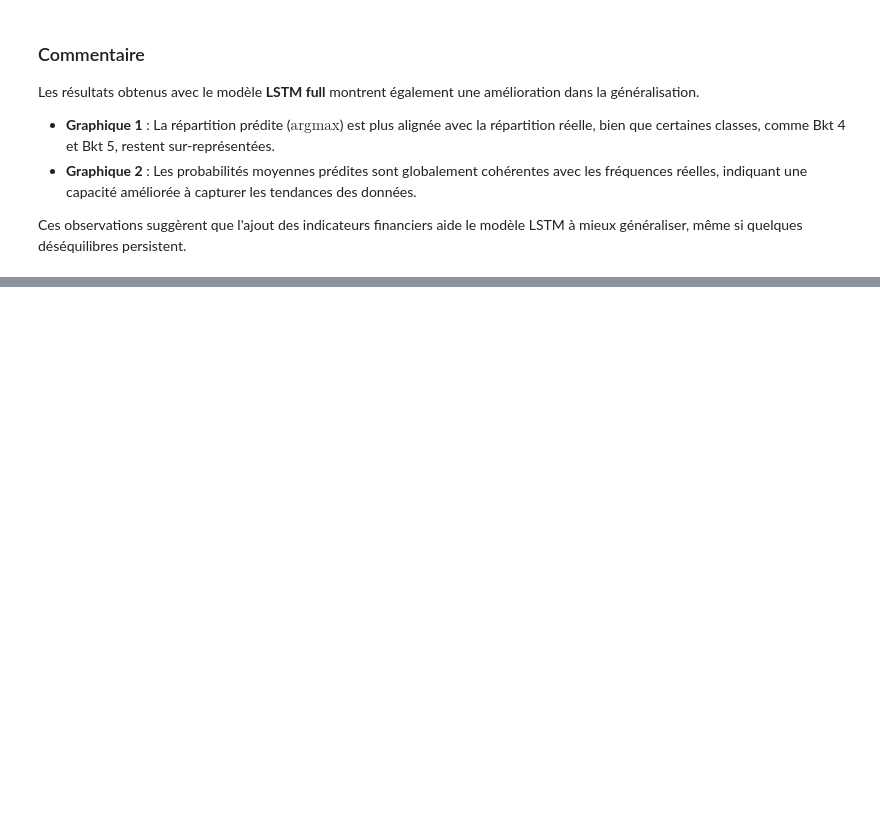
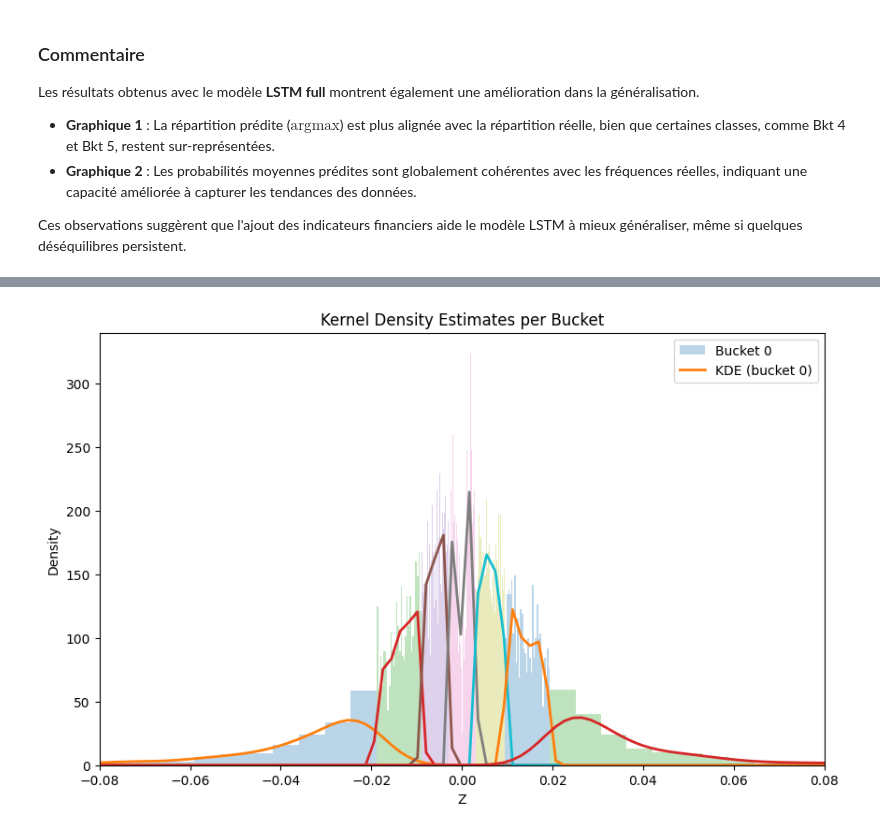
Before and after one commit to ugom2002/projet_DL, a Jupyter notebook: Projet_DL.ipynb, the cells around one changed output, grey strips where cells are left out. Saved outputs shown, nothing was run; the diff lists cells and outputs as text; code cells hidden in the pictures; blank space fills up the shorter version.

```diff
--- a/Projet_DL.ipynb
+++ b/Projet_DL.ipynb
@@ -1718,3 +1723,15 @@ Les résultats obtenus avec le modèle **LSTM full** montrent également une am
 - **Graphique 2** : Les probabilités moyennes prédites sont globalement cohérentes avec les fréquences réelles, indiquant une capacité améliorée à capturer les tendances des données.
 
 Ces observations suggèrent que l'ajout des indicateurs financiers aide le modèle LSTM à mieux généraliser, même si quelques déséquilibres persistent.
+# %%
+
+bucket_kdes = {}
+
+for b in sorted(df_seq['FutureReturn_bucket'].unique()):
+    subset = df_seq.loc[df_seq['FutureReturn_bucket'] == b, 'FutureReturn']
+
+    # Fit KDE
+    kde = gaussian_kde(subset)
+    bucket_kdes[b] = kde
+
+    print(f"Bucket {b}: Estimated bandwidth = {kde.factor:.3f} (depends on subset)")
@@ -1720,0 +1746,25 @@ Ces observations suggèrent que l'ajout des indicateurs financiers aide le modè
+# %%
+x_vals = np.linspace(df_seq['FutureReturn'].min(), df_seq['FutureReturn'].max(), 200)
+
+plt.figure(figsize=(10, 6))
+for b in sorted(df_seq['FutureReturn_bucket'].unique()):
+    subset = df_seq.loc[df_seq['FutureReturn_bucket'] == b, 'FutureReturn']
+    kde = bucket_kdes[b]
+
+    # Empirical histogram for the subset
+    plt.hist(subset, bins=30, alpha=0.3, density=True,
+             label=f"Bucket {b}" if b == 0 else "")
+
+    # Plot the kernel density
+    pdf_vals = kde(x_vals)
+    plt.plot(x_vals, pdf_vals, lw=2,
+             label=f"KDE (bucket {b})" if b == 0 else "")
+    plt.xlim(-0.08,0.08)
+
+plt.title("Kernel Density Estimates per Bucket")
+plt.xlabel("Z")
+plt.ylabel("Density")
+plt.legend()
+plt.show()
+# %% [output]
+[figure, added]
```
Also changed, not shown: parts of 13 cells of this notebook.
